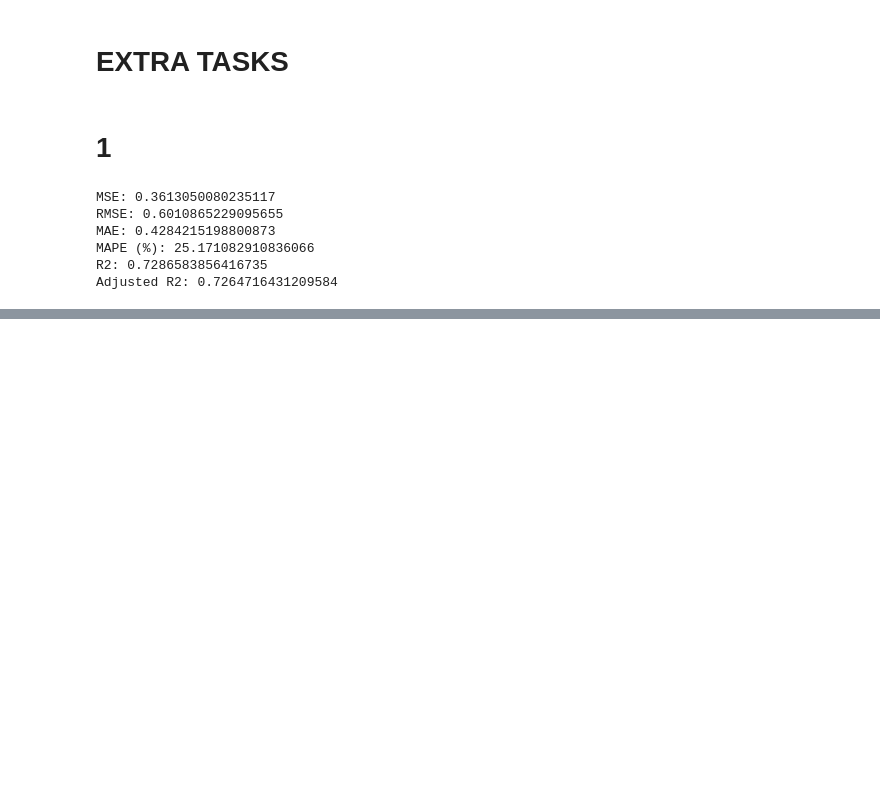
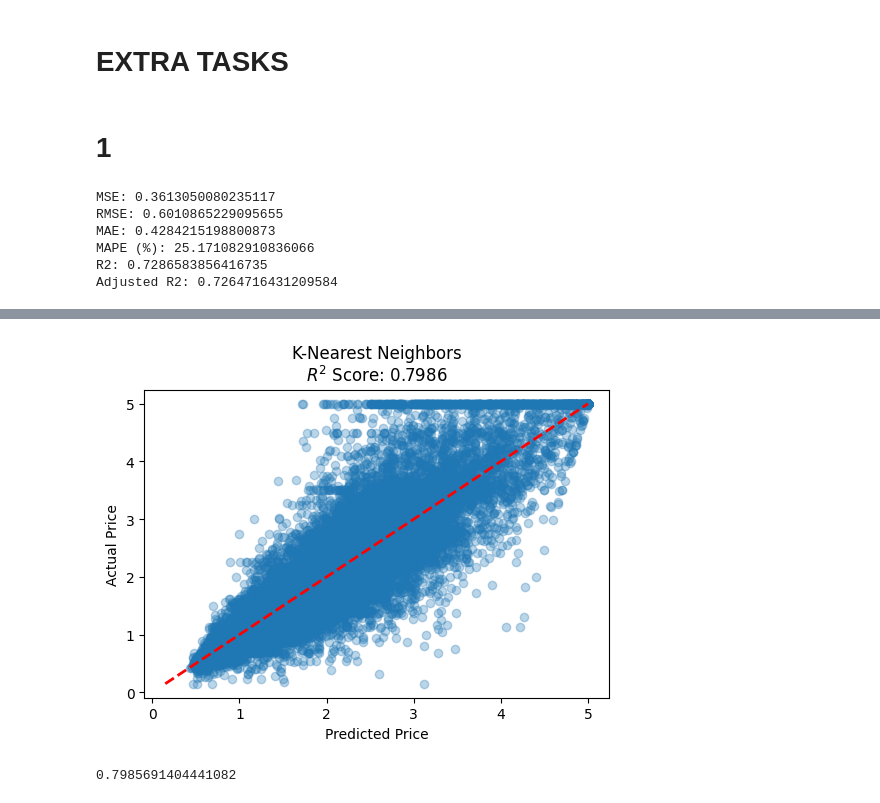
Before and after one commit to BUSH222/misis_ml_course_sem6, a Jupyter notebook: ML1.3 real regression/1.3.ipynb, the cells around one changed output, grey strips where cells are left out. Cells and saved outputs as stored; diff of their text form; code cells hidden in the pictures; blank space fills up the shorter version.

```diff
--- a/ML1.3 real regression/1.3.ipynb
+++ b/ML1.3 real regression/1.3.ipynb
@@ -162,0 +205,5 @@ Adjusted R2: 0.7264716431209584
+# %%
+evaluate_and_plot(KNeighborsRegressor(n_neighbors=5), X_scaled, y, "K-Nearest Neighbors")
+# %% [output]
+[figure, added]
+0.7985691404441082
```
Also changed, not shown: parts of 13 cells of this notebook.
